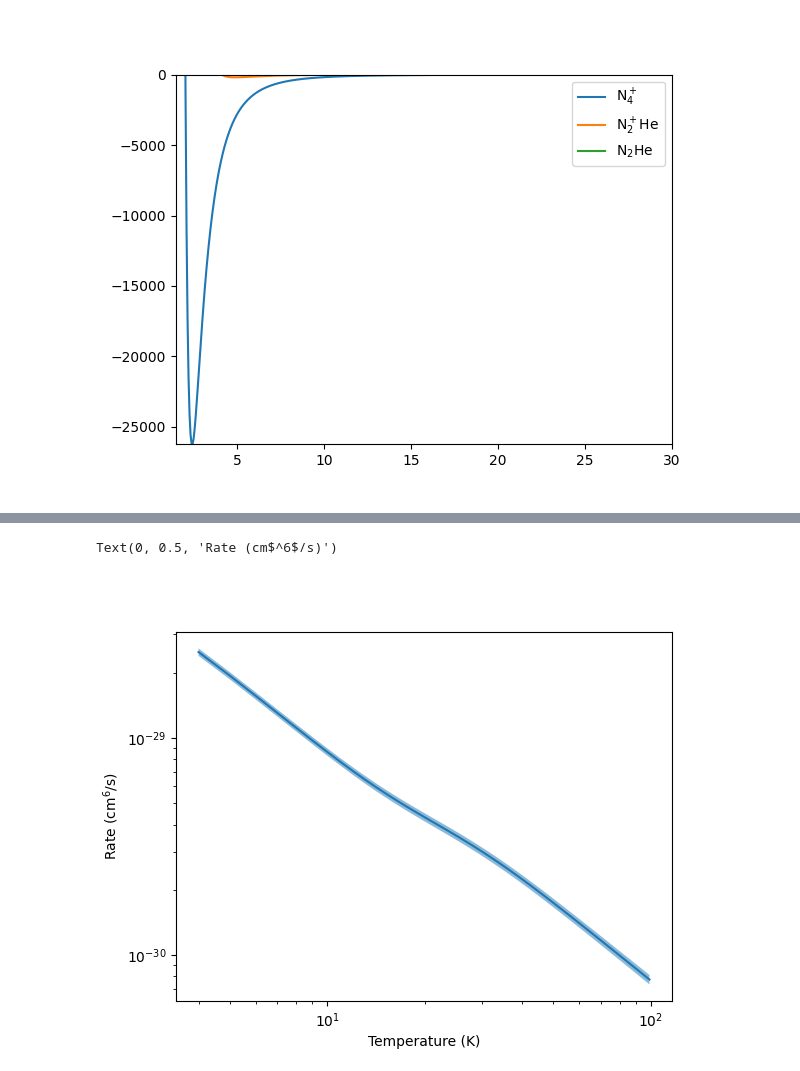
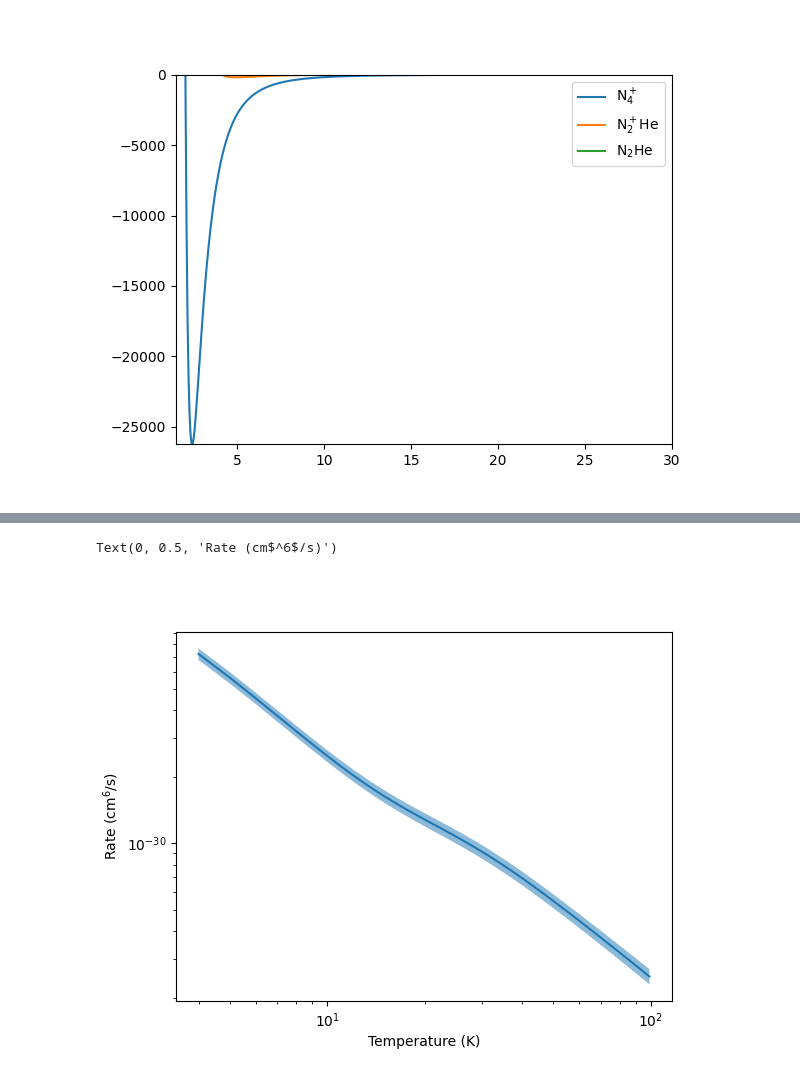
Before and after one commit to Rkoost/Py3BR, a Jupyter notebook: notebooks/N4p_recombination.ipynb, the cells around one changed output, grey strips where cells are left out. Drawn from its saved outputs; the diff is of its cells as text; code cells hidden in the pictures.

```diff
--- a/notebooks/N4p_recombination.ipynb
+++ b/notebooks/N4p_recombination.ipynb
@@ -260,16 +273,16 @@ plt.yscale('log')
 # %%
 from tbr.analysis import thermal_rate
 t_vals = np.arange(4, 100, 1)
-tr = thermal_rate(k3, t_vals, 'AA')
+tr = thermal_rate(k3, t_vals, 'AB')
 plt.figure()
-plt.plot(tr['T_K'], tr['k_thermal_AA'])
+plt.plot(tr['T_K'], tr['k_thermal_AB'])
 plt.fill_between(tr['T_K'],
-                 tr['k_thermal_AA'] - tr['k_thermal_AA_err'], tr['k_thermal_AA'] + tr['k_thermal_AA_err'],
+                 tr['k_thermal_AB'] - tr['k_thermal_AB_err'], tr['k_thermal_AB'] + tr['k_thermal_AB_err'],
                  alpha = 0.5)
 plt.xscale('log')
 plt.yscale('log')
 plt.xlabel('Temperature (K)')
 plt.ylabel(r'Rate (cm$^6$/s)')
 # %% [output]
 Text(0, 0.5, 'Rate (cm$^6$/s)')
-[figure, old version]
+[figure, new version]
```
Also changed, not shown: parts of 6 cells of this notebook, 2 other files.
